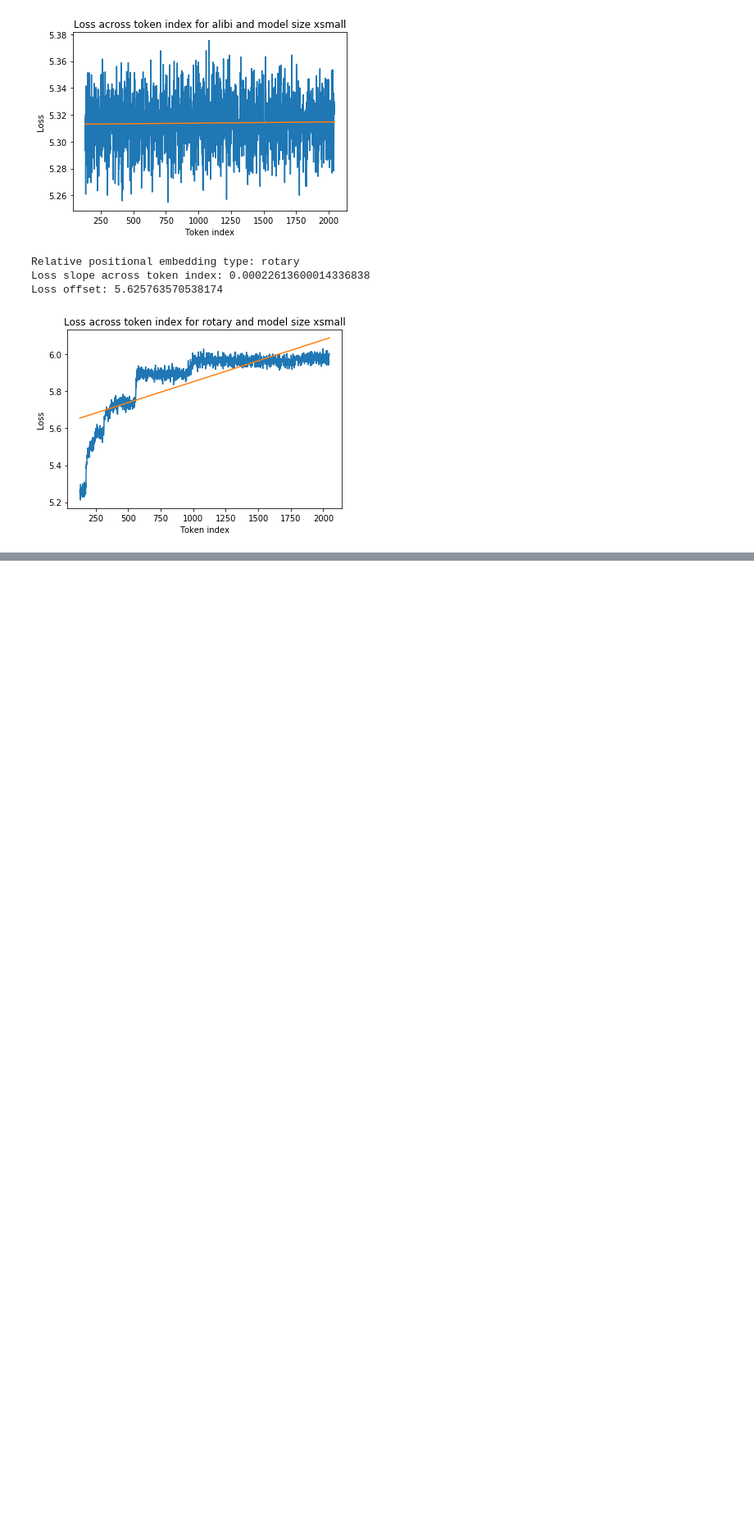
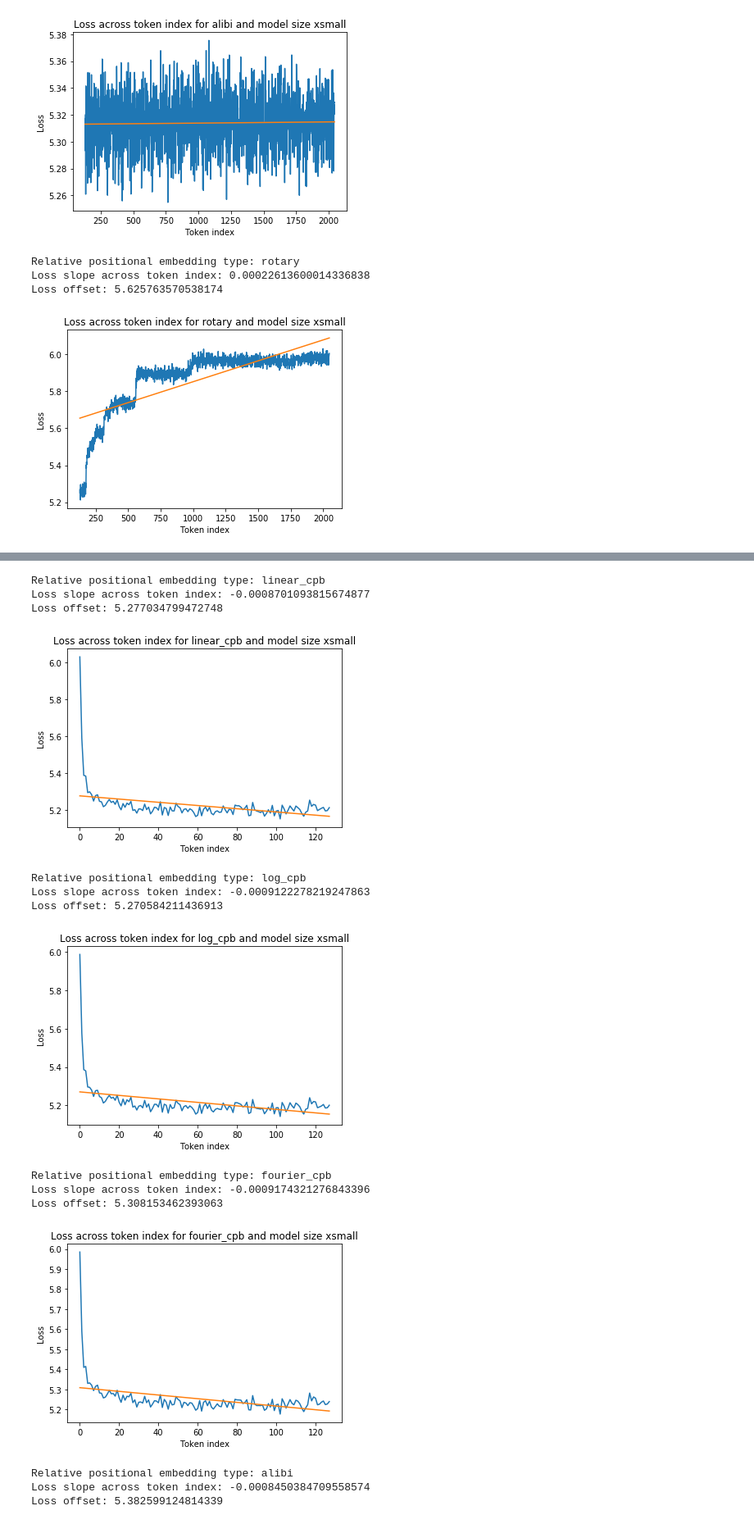
Before and after one commit to bob80333/investigating_extrapolation, a Jupyter notebook: tokenwise_losses.ipynb, the cells around one changed output, grey strips where cells are left out. Shown at 82% size. Saved outputs shown, nothing was run; the diff lists cells and outputs as text; code cells hidden in the pictures; blank space fills up the shorter version.

```diff
--- a/tokenwise_losses.ipynb
+++ b/tokenwise_losses.ipynb
@@ -82,0 +86,48 @@ FileNotFoundError: [Errno 2] No such file or directory: 'results_relative/result
+# %%
+def display_best_fit_128(size="small", rel_pos_emb="linear_cpb"):
+    a = np.load("results_relative/result_"+size+"_"+rel_pos_emb+"1_all_losses.npy", allow_pickle=True)
+    b = np.load("results_relative/result_"+size+"_"+rel_pos_emb+"2_all_losses.npy", allow_pickle=True)
+    c = np.load("results_relative/result_"+size+"_"+rel_pos_emb+"3_all_losses.npy", allow_pickle=True)
+    d = np.load("results_relative/result_"+size+"_"+rel_pos_emb+"4_all_losses.npy", allow_pickle=True)
+    e = np.load("results_relative/result_"+size+"_"+rel_pos_emb+"5_all_losses.npy", allow_pickle=True)
+
+    all = np.array([a, b, c, d, e])
+    all_avg = np.mean(all, axis=0)
+    all_avg = np.mean(all_avg, axis=0)
+
+    x = np.arange(len(all_avg))[:128]
+    y = all_avg[:128]
+
+    m, b = np.polyfit(x, y, 1)
+
+    print("Relative positional embedding type:", rel_pos_emb)
+    print("Loss slope across token index:", m)
+    print("Loss offset:", b)
+    plt.plot(x, all_avg[:128])
+    plt.plot(x, m*x+b)
+    plt.title("Loss across token index for " + rel_pos_emb + " and model size " + size)
+    plt.ylabel("Loss")
+    plt.xlabel("Token index")
+    plt.show()
+# %%
+display_best_fit_128("xsmall", "linear_cpb")
+display_best_fit_128("xsmall", "log_cpb")
+display_best_fit_128("xsmall", "fourier_cpb")
+display_best_fit_128("xsmall", "alibi")
+display_best_fit_128("xsmall", "rotary")
+# %% [output]
+Relative positional embedding type: linear_cpb
+Loss slope across token index: -0.0008701093815674877
+Loss offset: 5.277034799472748
+[figure, added]
+Relative positional embedding type: log_cpb
+Loss slope across token index: -0.0009122278219247863
+Loss offset: 5.270584211436913
+[figure, added]
+Relative positional embedding type: fourier_cpb
+Loss slope across token index: -0.0009174321276843396
+Loss offset: 5.308153462393063
+[figure, added]
+Relative positional embedding type: alibi
+Loss slope across token index: -0.0008450384709558574
+Loss offset: 5.382599124814339
```
Also changed, not shown: parts of 5 cells of this notebook.
